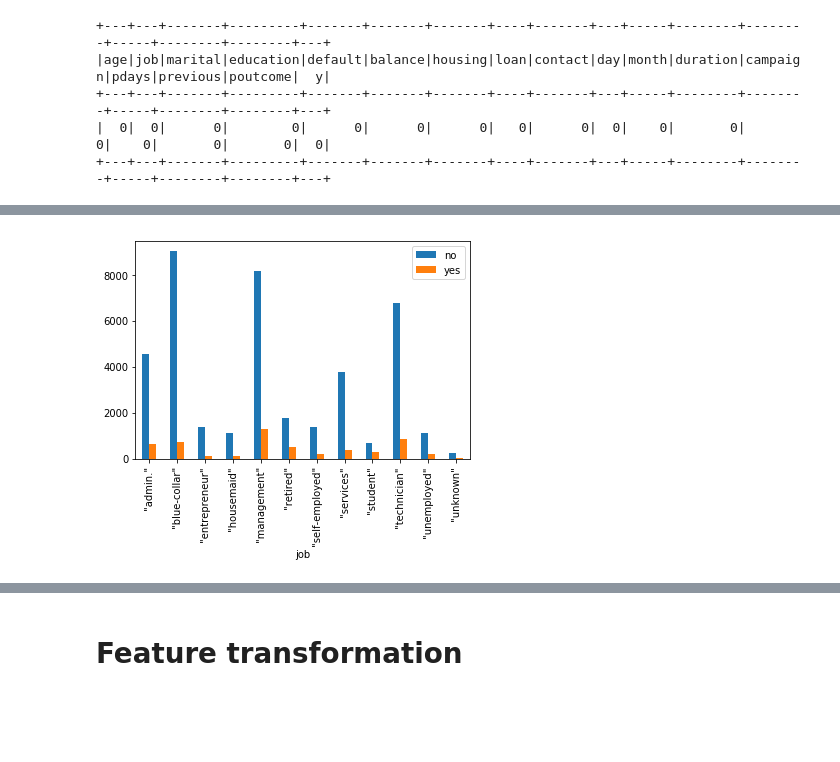
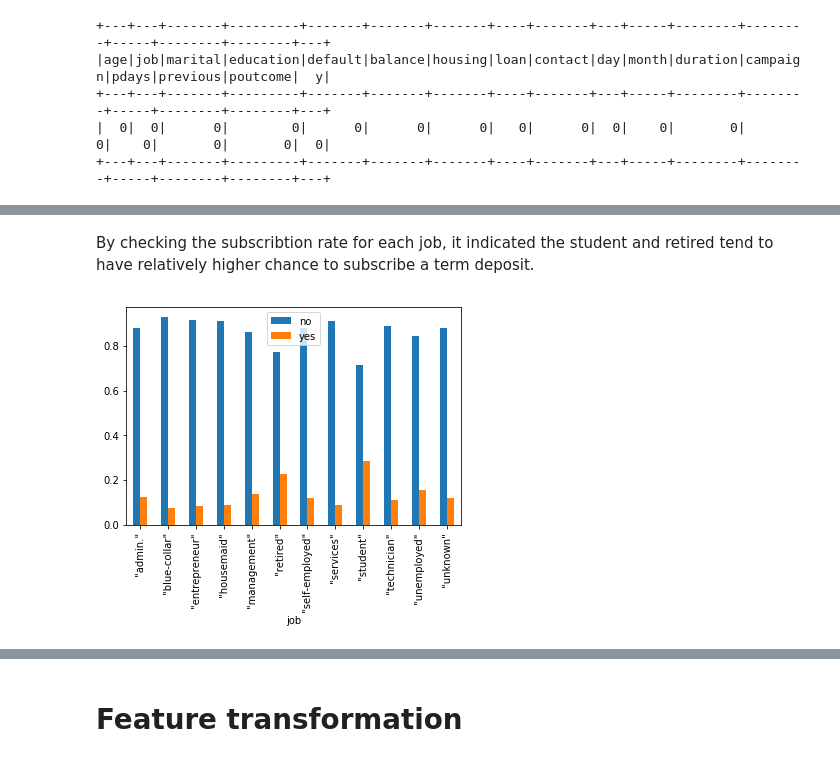
Before and after one commit to changyic98/sparkML, a Jupyter notebook: simple_sparkML.ipynb, the cells around one changed output, grey strips where cells are left out. Drawn from its saved outputs; the diff is of its cells as text; code cells hidden in the pictures; blank space fills up the shorter version.

```diff
--- a/simple_sparkML.ipynb
+++ b/simple_sparkML.ipynb
@@ -51,7 +50,10 @@ pdf['y'].groupby(pdf['y']).count().plot(kind='bar');
+# %% [markdown]
+By checking the subscribtion rate for each job, it indicated the student and retired tend to have relatively higher chance to subscribe a term deposit.
 # %%
 var=pdf.y.unique()
 no=pdf[pdf.y==var[0]]['job'].groupby(pdf['job']).count()
 yes=pdf[pdf.y==var[1]]['job'].groupby(pdf['job']).count()
-pd.concat([no, yes], axis=1,keys=['no','yes']).plot(kind='bar');
+sum=no+yes
+pd.concat([no/sum, yes/sum], axis=1,keys=['no','yes']).plot(kind='bar');
 # %% [output]
-[figure, old version]
+[figure, new version]
```
Also changed, not shown: parts of 14 cells of this notebook.
